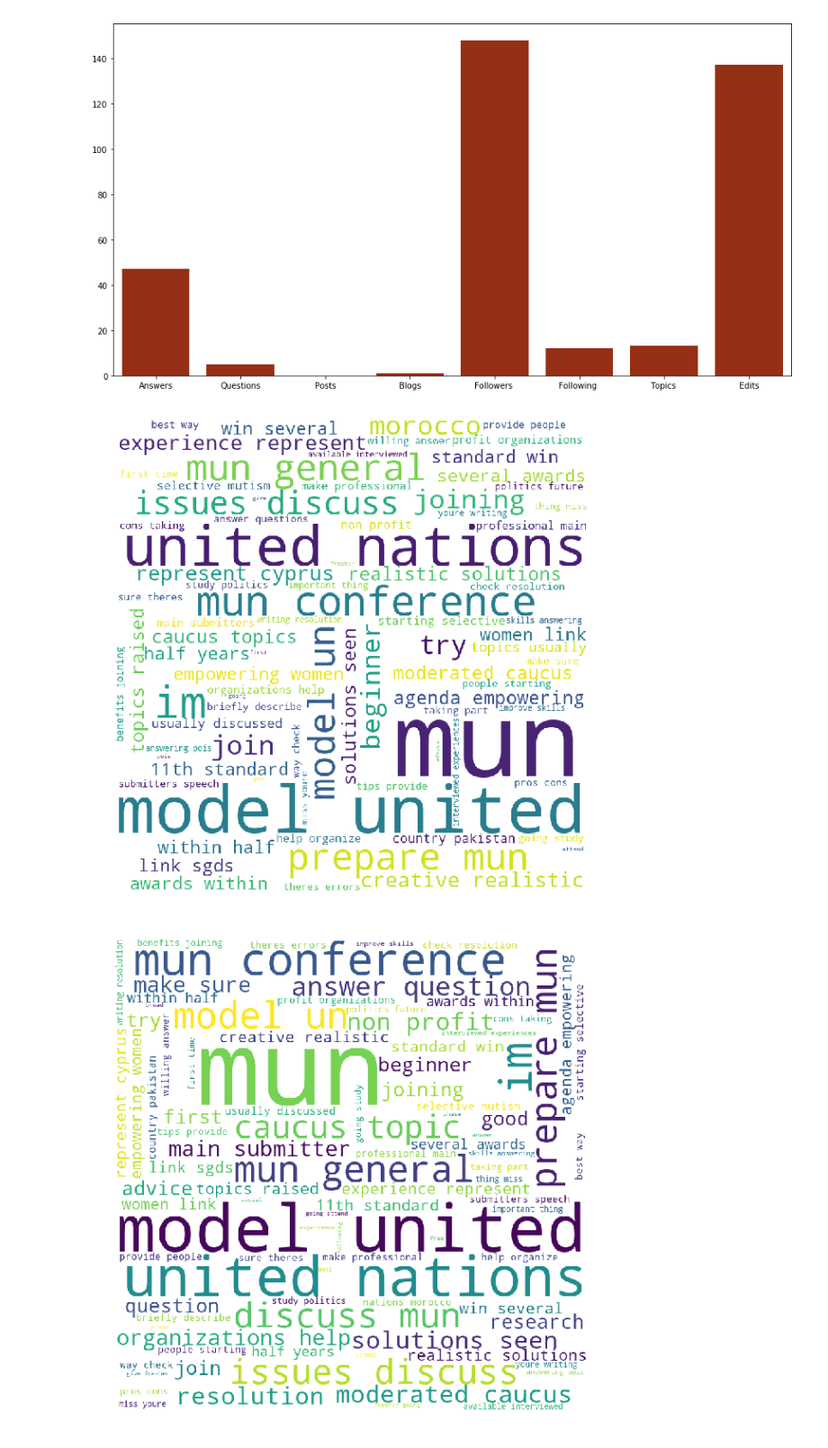
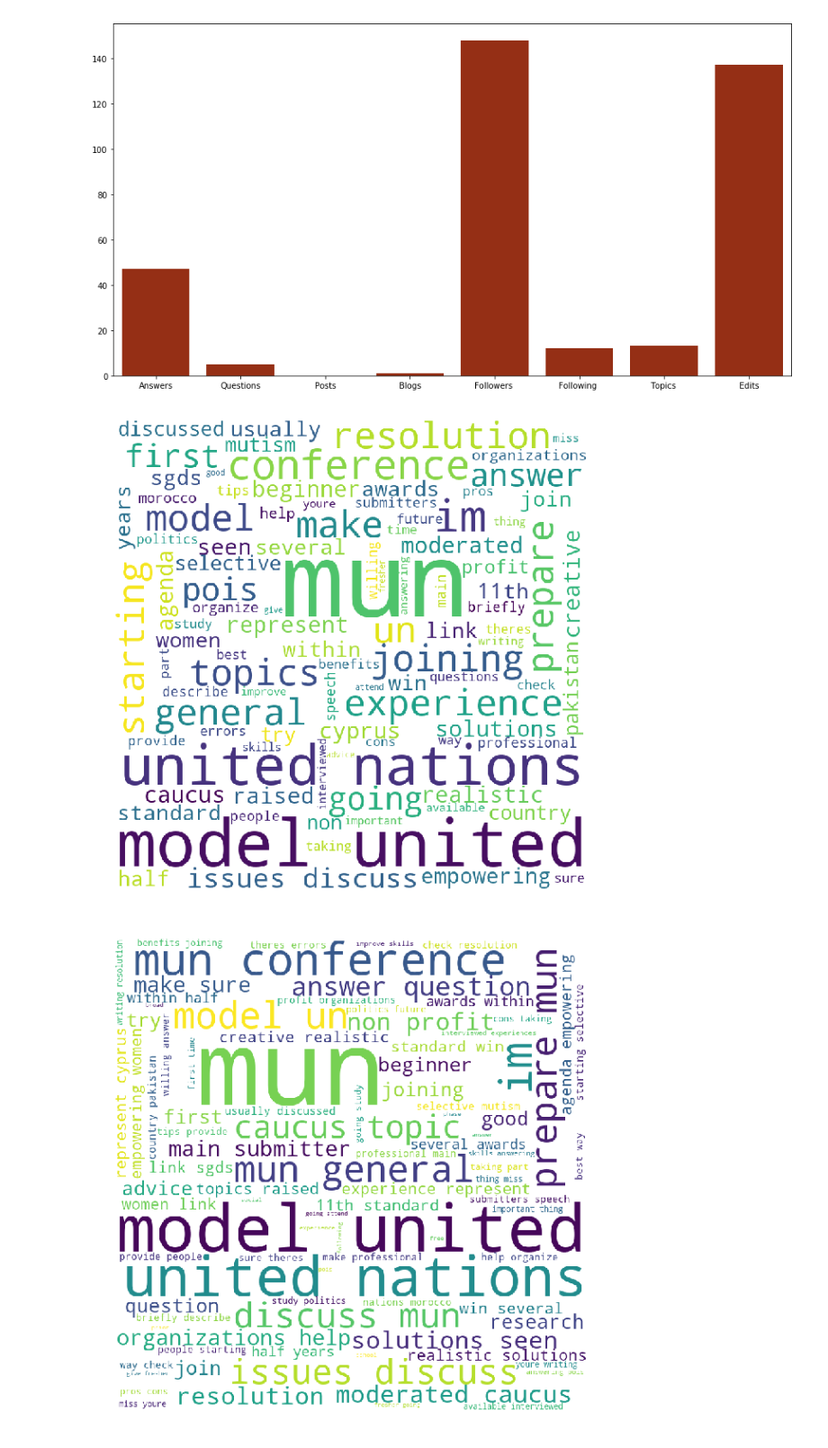
Before and after one commit to bassimeledath/quora_profile, a Jupyter notebook: webscraping.ipynb, the cells around one changed output. Shown at 90% size. Saved outputs shown, nothing was run; the diff lists cells and outputs as text; code cells hidden in the pictures.

```diff
--- a/webscraping.ipynb
+++ b/webscraping.ipynb
@@ -62,34 +62,35 @@ sns.barplot(x=labels,y=numbers,color='#AA2200')
 [figure]
 # %%
 # wordcloud of questions
-
+comment_words = ' '
+stopwords = set(STOPWORDS)
 for val in questions:
 
     # split the value
     tokens = val.split()
 
     # Converts each token into lowercase
     for i in range(len(tokens)):
         tokens[i] = tokens[i].lower()
 
     for words in tokens:
         comment_words = comment_words + words + ' '
 
 
 wordcloud = WordCloud(width = 800, height = 800,
                 background_color ='white',
                 stopwords = stopwords,
                 min_font_size = 10).generate(comment_words)
 
 # plot the WordCloud image
 plt.figure(figsize = (8, 8), facecolor = None)
 plt.imshow(wordcloud)
 plt.axis("off")
 plt.tight_layout(pad = 0)
 
 plt.show()
 # %% [output]
-[figure, old version]
+[figure, new version]
 # %%
 # wordcloud of answers
 
```
Also changed, not shown: 1 other file.
